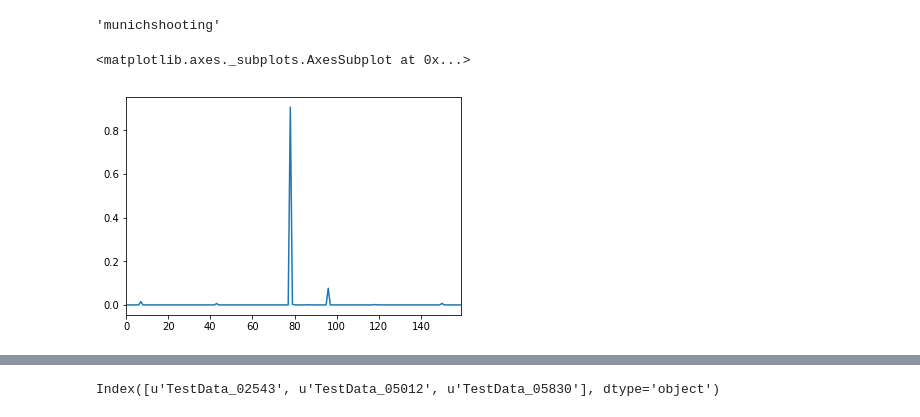
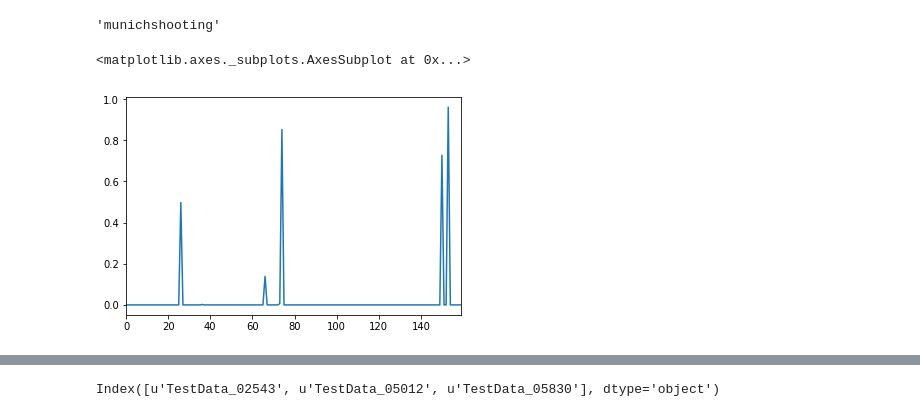
Before and after one commit to avsolatorio/data-science-challenge-growing-instability-05-13-2017, a Jupyter notebook: src/Deep Word2vec + Fasttext + LSI.ipynb, the cells around one changed output, grey strips where cells are left out. Cells and saved outputs as stored; diff of their text form; code cells hidden in the pictures.

```diff
--- a/src/Deep Word2vec + Fasttext + LSI.ipynb
+++ b/src/Deep Word2vec + Fasttext + LSI.ipynb
@@ -193,7 +211,7 @@ train_test_x_train, train_test_wv_train, train_test_fs_train, train_test_tfidf_w
 )
 # ---------------------------------
 # %%
-def upsample(x, N=10):
+def upsample(x, N=5):
     return np.vstack([x for i in xrange(N)])
 # %%
 x_train = np.vstack([x_train, upsample(train_test_x_train)])
@@ -273,11 +291,11 @@ import itertools as it
 
 def build_deep_input_stack(input_node):
     x = Dense(128, activation='relu')(input_node)
-    x = Dropout(0.3)(x)
+    x = Dropout(0.1)(x)
 #     x = Dense(256, activation='relu')(input_node)
 #     x = Dropout(0.3)(x)
     x = Dense(512, activation='relu')(x)
-    x = Dropout(0.3)(x)
+    x = Dropout(0.1)(x)
     return x
 
 
@@ -309,19 +327,20 @@ tfidf_fs_x = build_deep_input_stack(tfidf_fs_input)
 tfidf_lsi_x = build_deep_input_stack(tfidf_wv_input)
 
 stacked_inputs_x = [wv_x, fs_x, tfidf_wv_x, tfidf_fs_x, tfidf_lsi_x]
+# stacked_inputs_x = [tfidf_wv_x, tfidf_fs_x, tfidf_lsi_x]
 entangled_inputs_x = entangle_inputs(stacked_inputs_x)
 
 x = keras.layers.concatenate(stacked_inputs_x + entangled_inputs_x)
 
 # We stack a deep densely-connected network on top
 x = Dense(128, activation='relu')(x)
-x = Dropout(0.3)(x)
+x = Dropout(0.1)(x)
 x = Dense(256, activation='relu')(x)
-x = Dropout(0.3)(x)
-x = Dense(256, activation='relu')(x)
-x = Dropout(0.3)(x)
+x = Dropout(0.1)(x)
+# x = Dense(256, activation='relu')(x)
+# x = Dropout(0.3)(x)
 x = Dense(128, activation='relu')(x)
-x = Dropout(0.3)(x)
+x = Dropout(0.1)(x)
 
 # And finally we add the main logistic regression layer
 main_output = Dense(len(class2ind), activation='sigmoid', name='main_output')(x)
@@ -352,6 +371,6 @@ entangled_inputs_x
 # %%
 model.compile(
-    optimizer='adam',
+    optimizer=keras.optimizers.RMSprop(lr=0.005),  # , rho=0.9, epsilon=1e-08, decay=0.0, clipnorm=1),
     loss={'main_output': 'categorical_crossentropy'},
     loss_weights={'main_output': 1.},
     metrics=['accuracy', f1_micro]
@@ -434,8 +453,8 @@ validation_data=(
 # %%
 %%time
 # And trained it via:
-batch_size = 2000
-epochs = 50
+batch_size = 5000
+epochs = 10
 
 hist = model.fit(
     training_inputs,
@@ -611,12 +640,12 @@ topics[103]
 'munichshooting'
 # %%
 %matplotlib inline
-ix = 125
+ix = 1392
 sd = -0
 pd.Series(g[sd:][ix]).plot()
 # %% [output]
 <matplotlib.axes._subplots.AxesSubplot at 0x...>
-[figure, old version]
+[figure, new version]
 # %%
 # thresh = 0.5
 np.where(y_train[sd:][ix] == 1), np.where(g[sd:][ix] > thresh)
```
Also changed, not shown: parts of 24 cells of this notebook.
